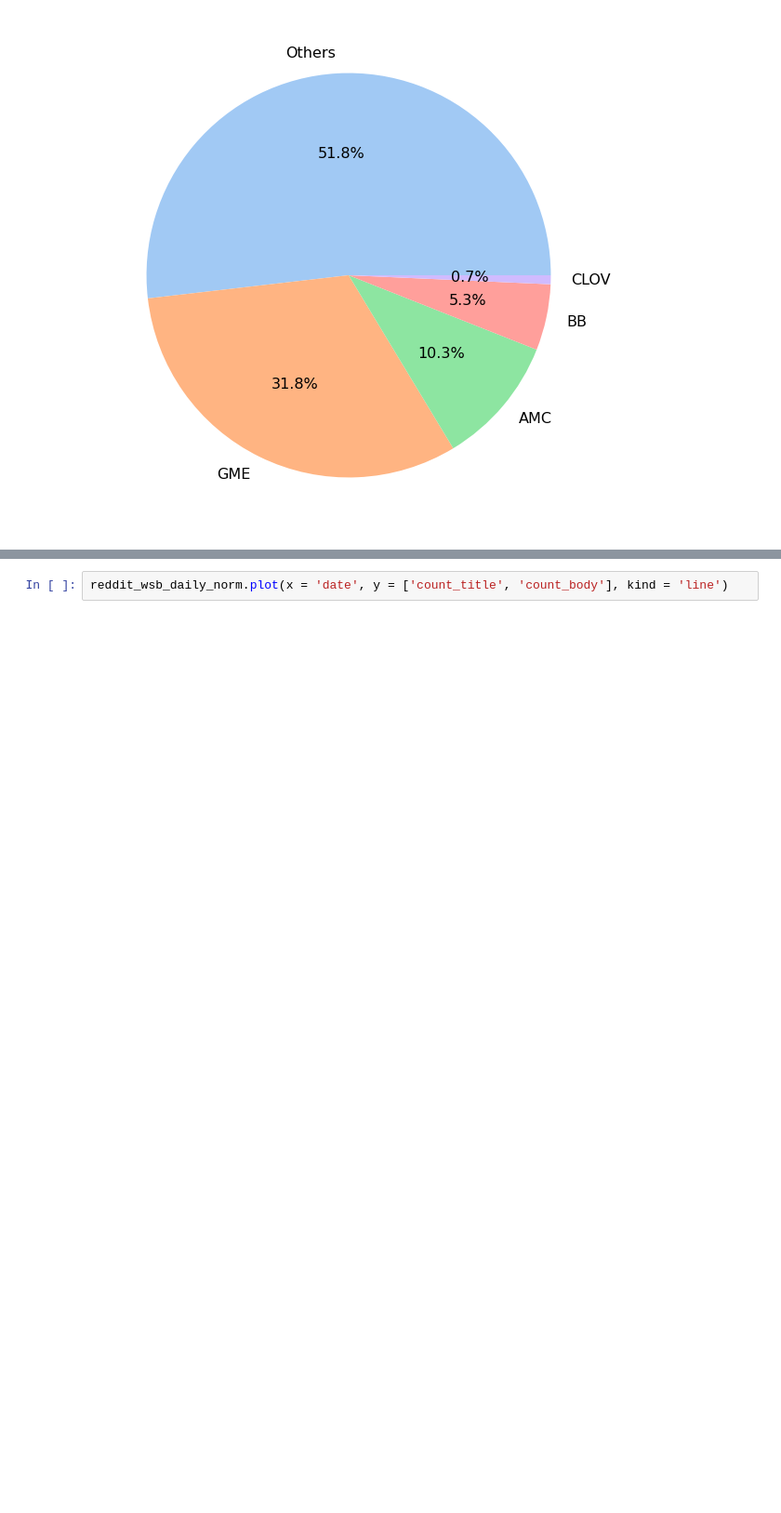
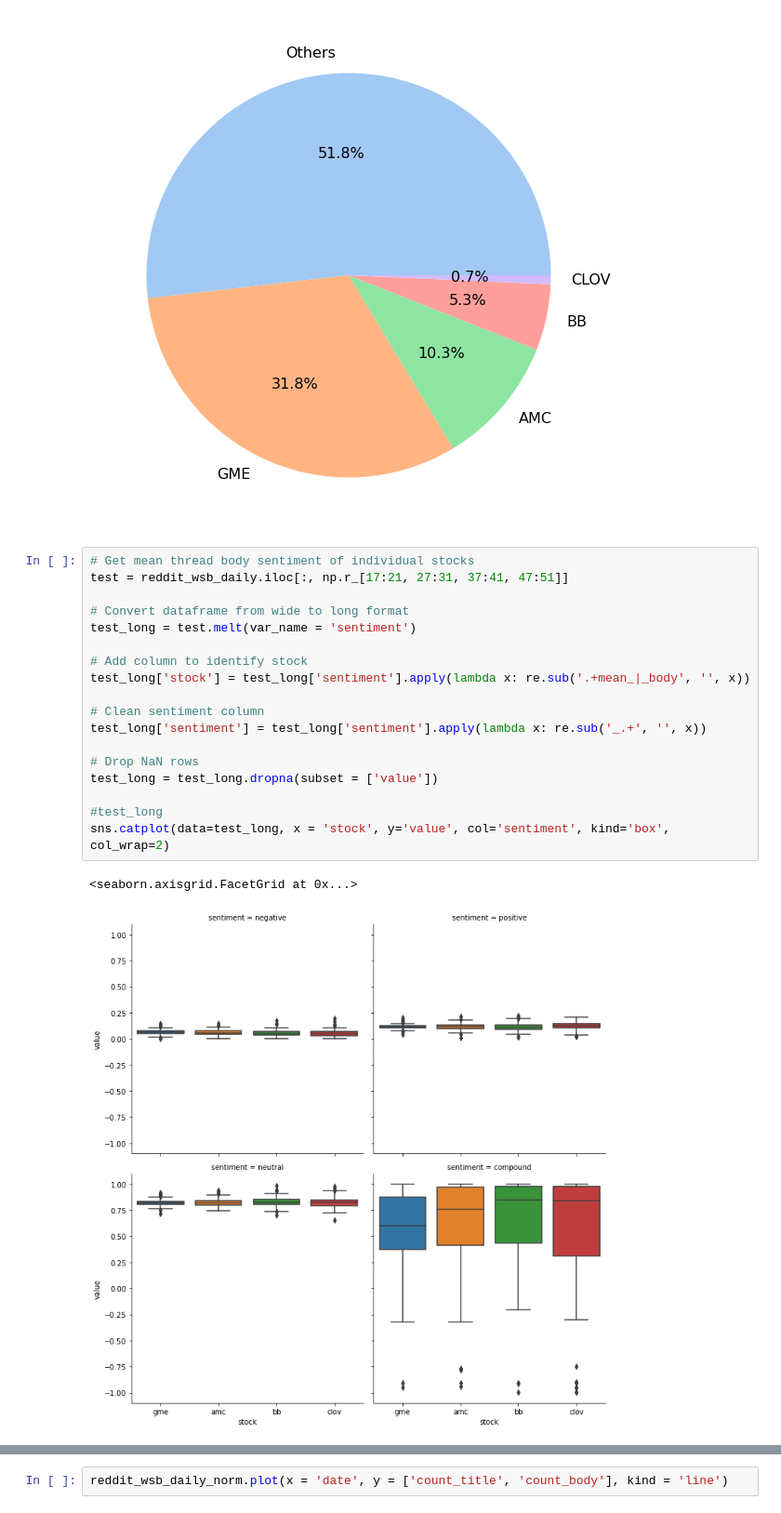
Before and after one commit to ccwhgetgit/DAO2702Project, a Jupyter notebook: Reddit.ipynb, the cells around one changed output, grey strips where cells are left out. Shown at 93% size. Saved outputs shown, nothing was run; the diff lists cells and outputs as text; blank space fills up the shorter version.

```diff
--- a/Reddit.ipynb
+++ b/Reddit.ipynb
@@ -210,6 +210,27 @@ plt.pie(overall_count, labels = overall_count.index, colors = colors, autopct='%
 plt.show()
 # %% [output]
 [figure]
+# %%
+# Get mean thread body sentiment of individual stocks
+test = reddit_wsb_daily.iloc[:, np.r_[17:21, 27:31, 37:41, 47:51]]
+
+# Convert dataframe from wide to long format
+test_long = test.melt(var_name = 'sentiment')
+
+# Add column to identify stock
+test_long['stock'] = test_long['sentiment'].apply(lambda x: re.sub('.+mean_|_body', '', x))
+
+# Clean sentiment column
+test_long['sentiment'] = test_long['sentiment'].apply(lambda x: re.sub('_.+', '', x))
+
+# Drop NaN rows
+test_long = test_long.dropna(subset = ['value'])
+
+#test_long
+sns.catplot(data=test_long, x = 'stock', y='value', col='sentiment', kind='box', col_wrap=2)
+# %% [output]
+<seaborn.axisgrid.FacetGrid at 0x...>
+[figure, added]
 # %%
 def normalise_df(df, columnNames):
     scaler = preprocessing.MinMaxScaler()
```
Also changed, not shown: parts of 5 cells of this notebook.
